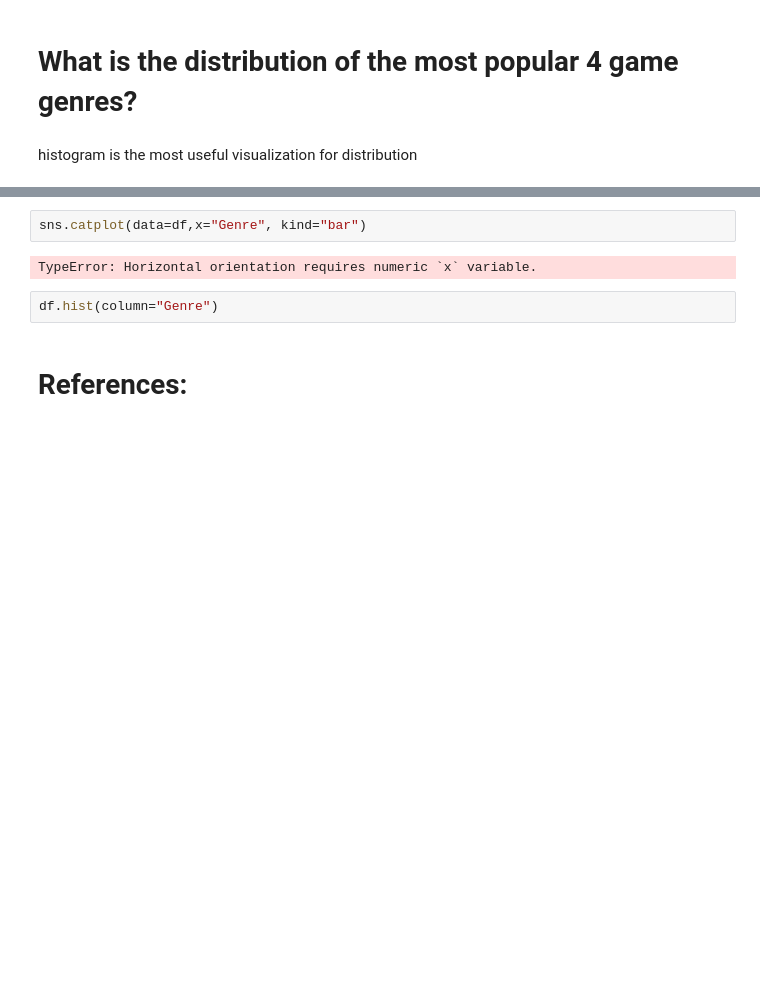
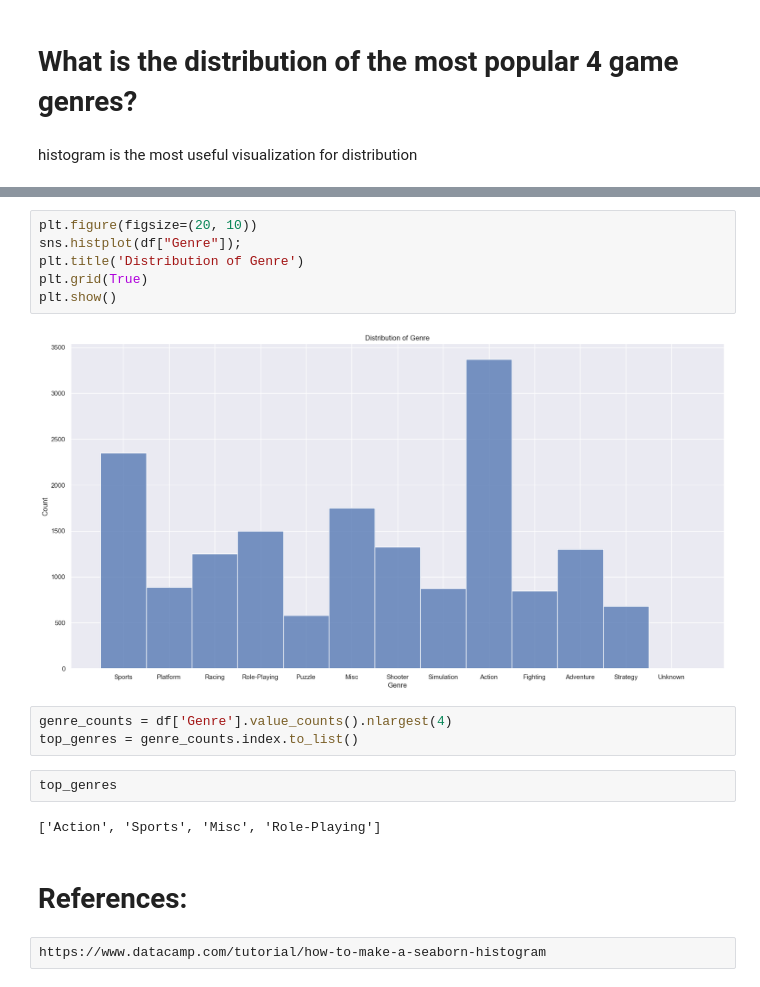
Before and after one commit to Sba23037/CristinaPriolo_DVizHDip_CA1, a Jupyter notebook: CristinaPriolo_DVizHDip_CA1.ipynb, the cells around one changed output, grey strips where cells are left out. Drawn from its saved outputs; the diff is of its cells as text; blank space fills up the shorter version.

```diff
--- a/CristinaPriolo_DVizHDip_CA1.ipynb
+++ b/CristinaPriolo_DVizHDip_CA1.ipynb
@@ -353,11 +352,22 @@ df.head()
 | 2 | Mario Kart Wii | Wii | 2008 | Racing | Nintendo | 15.68 | 12.76 | 3.79 | 3.29 | ... |
 | 3 | Wii Sports Resort | Wii | 2009 | Sports | Nintendo | 15.61 | 10.93 | 3.28 | 2.95 | ... |
 | 4 | Pokemon Red/Pokemon Blue | GB | 1996 | Role-Playing | Nintendo | 11.27 | 8.89 | 10.22 | 1.00 | ... |
-# %%
-sns.catplot(data=df,x="Genre", kind="bar")
-# %% [output]
-TypeError: Horizontal orientation requires numeric `x` variable.
-# %%
-df.hist(column="Genre")
-# %% [markdown]
-# References:
+# %%
+plt.figure(figsize=(20, 10))
+sns.histplot(df["Genre"]);
+plt.title('Distribution of Genre')
+plt.grid(True)
+plt.show()
+# %% [output]
+[figure, added]
+# %%
+genre_counts = df['Genre'].value_counts().nlargest(4)
+top_genres = genre_counts.index.to_list()
+# %%
+top_genres
+# %% [output]
+['Action', 'Sports', 'Misc', 'Role-Playing']
+# %% [markdown]
+# References:
+# %%
+https://www.datacamp.com/tutorial/how-to-make-a-seaborn-histogram
```
Also changed, not shown: parts of 7 cells of this notebook.
